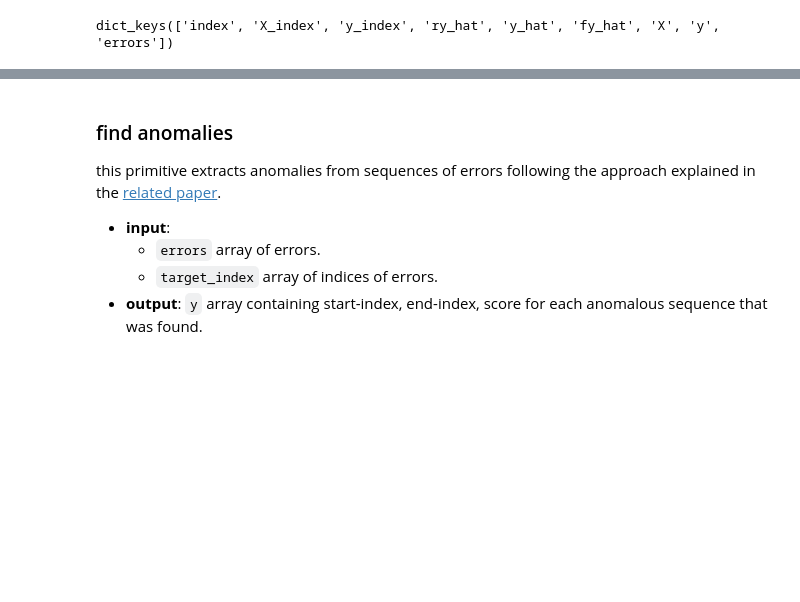
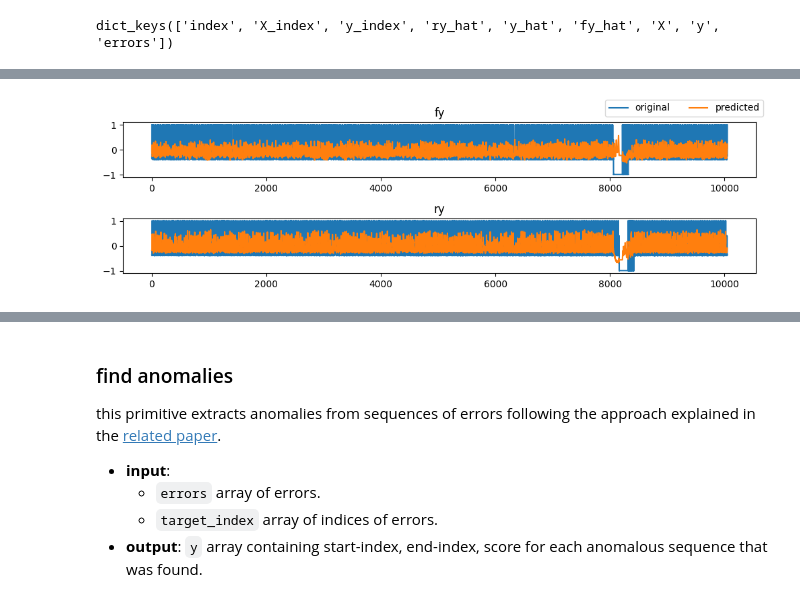
Before and after one commit to sintel-dev/Orion, a Jupyter notebook: tutorials/pipelines/aer.ipynb, the cells around one changed output, grey strips where cells are left out. Drawn from its saved outputs; the diff is of its cells as text; code cells hidden in the pictures; blank space fills up the shorter version.

```diff
--- a/tutorials/pipelines/aer.ipynb
+++ b/tutorials/pipelines/aer.ipynb
@@ -233,3 +233,23 @@ entry at 1225065600 has error value 1.353
+# %%
+import matplotlib.pyplot as plt
+
+fig, axs = plt.subplots(2, 1, figsize=(10, 3))
+
+ax1, ax2 = axs
+ax1.plot(fy, label='original')
+ax1.plot(context['fy_hat'], label='predicted')
+ax1.set_title('fy')
+
+ax2.plot(ry, label='original')
+ax2.plot(context['ry_hat'], label='predicted')
+ax2.set_title('ry')
+
+handles, labels = ax1.get_legend_handles_labels()
+fig.legend(handles, labels, ncols=2, loc='upper right')
+plt.tight_layout()
+plt.show();
+# %% [output]
+[figure, added]
 # %%
 import matplotlib.pyplot as plt
 
```
Also changed, not shown: parts of 5 cells of this notebook.
